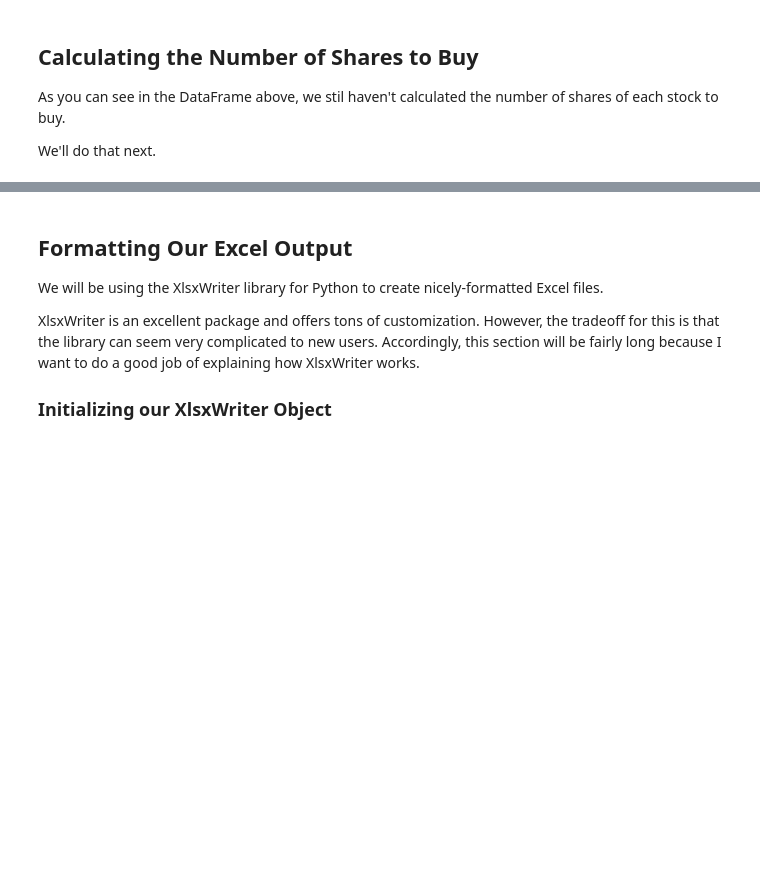
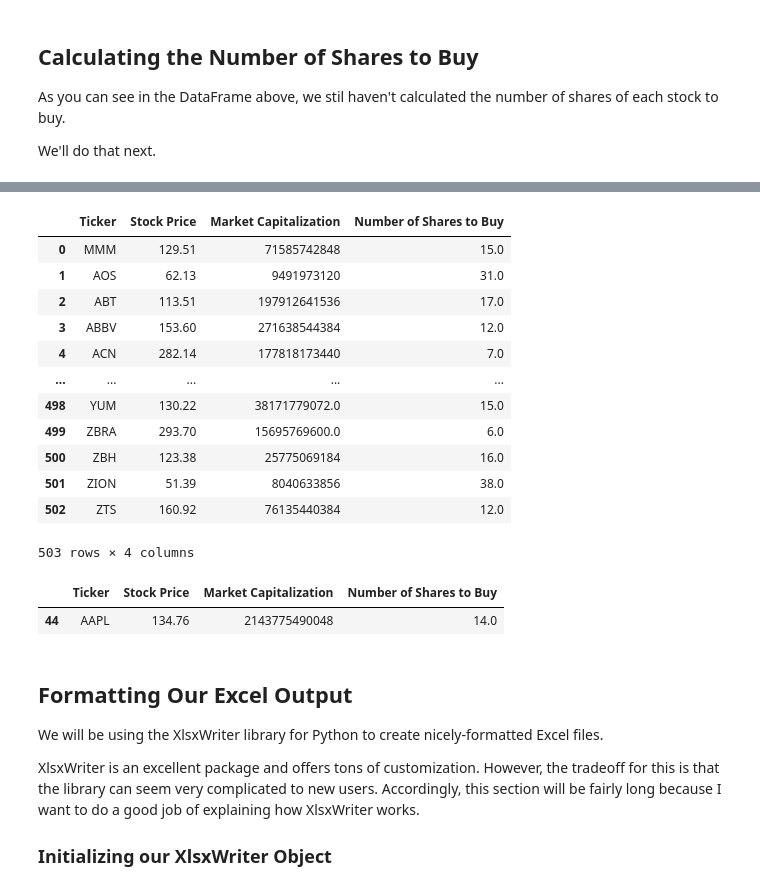
Before and after one commit to hakoshie/algo-trade, a Jupyter notebook: starter_files/001_equal_weight_S&P_500.ipynb, the cells around one changed output, grey strips where cells are left out. Cells and saved outputs as stored; diff of their text form; code cells hidden in the pictures; blank space fills up the shorter version.

```diff
--- a/starter_files/001_equal_weight_S&P_500.ipynb
+++ b/starter_files/001_equal_weight_S&P_500.ipynb
@@ -319,9 +293,29 @@ final_df
 # %%
 position_size=val/len(final_df.index)
 for i in range(0,len(final_df.index)):
     final_df.loc[i,"Number of Shares to Buy"]=math.floor(position_size/float(final_df.loc[i,"Stock Price"]))
 # number_of_apple_share=position_size/500
 # math.floor(number_of_apple_share)
+final_df
+# %% [output]
+|  | Ticker | Stock Price | Market Capitalization | Number of Shares to Buy |
+| 0 | MMM | 129.51 | 71585742848 | 15.0 |
+| 1 | AOS | 62.13 | 9491973120 | 31.0 |
+| 2 | ABT | 113.51 | 197912641536 | 17.0 |
+| 3 | ABBV | 153.60 | 271638544384 | 12.0 |
+| 4 | ACN | 282.14 | 177818173440 | 7.0 |
+| ... | ... | ... | ... | ... |
+| 498 | YUM | 130.22 | 38171779072.0 | 15.0 |
+| 499 | ZBRA | 293.70 | 15695769600.0 | 6.0 |
+| 500 | ZBH | 123.38 | 25775069184 | 16.0 |
+| 501 | ZION | 51.39 | 8040633856 | 38.0 |
+| 502 | ZTS | 160.92 | 76135440384 | 12.0 |
+503 rows × 4 columns
+# %%
+final_df[final_df["Ticker"]=="AAPL"]
+# %% [output]
+|  | Ticker | Stock Price | Market Capitalization | Number of Shares to Buy |
+| 44 | AAPL | 134.76 | 2143775490048 | 14.0 |
 # %% [markdown]
 ## Formatting Our Excel Output
 
```
Also changed, not shown: parts of 20 cells of this notebook.
